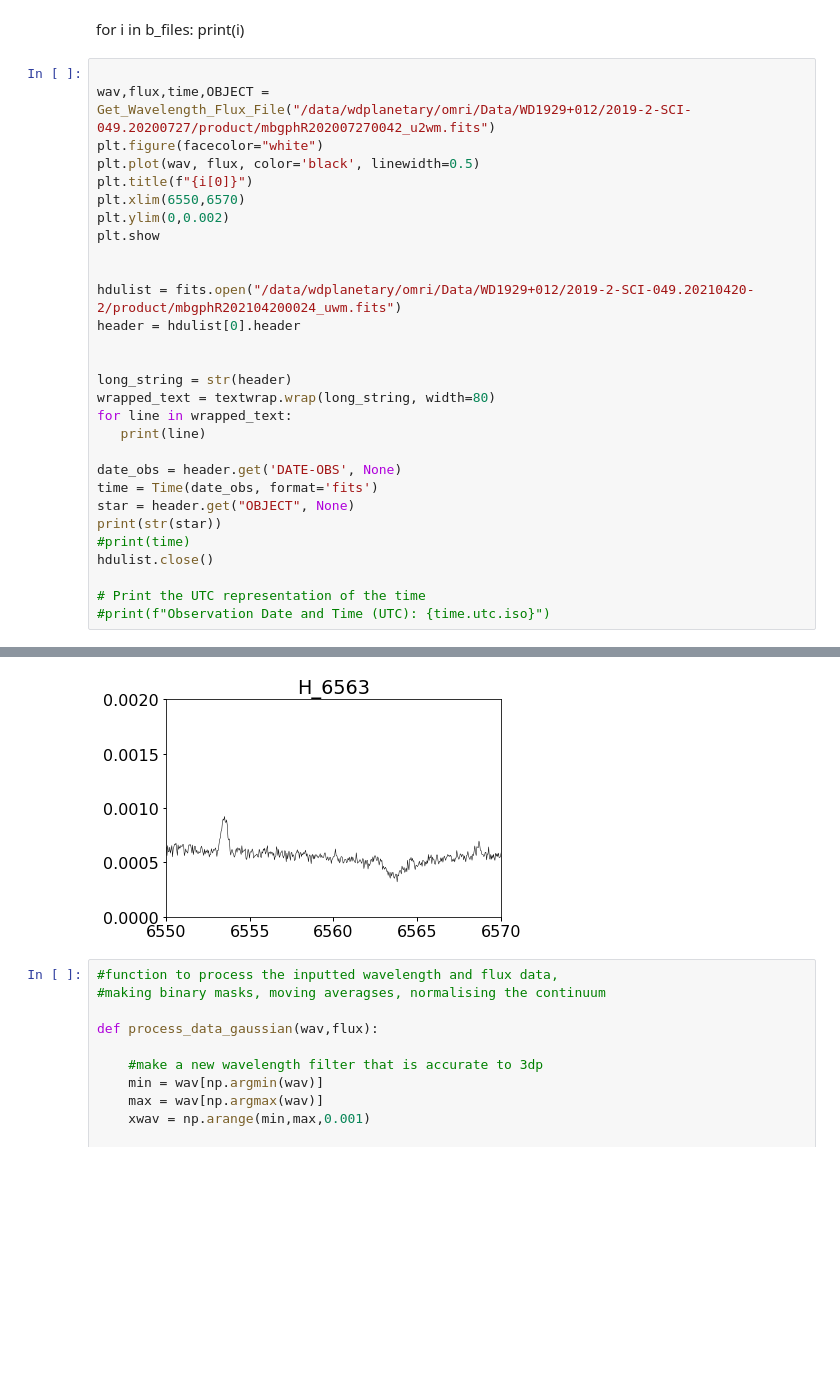
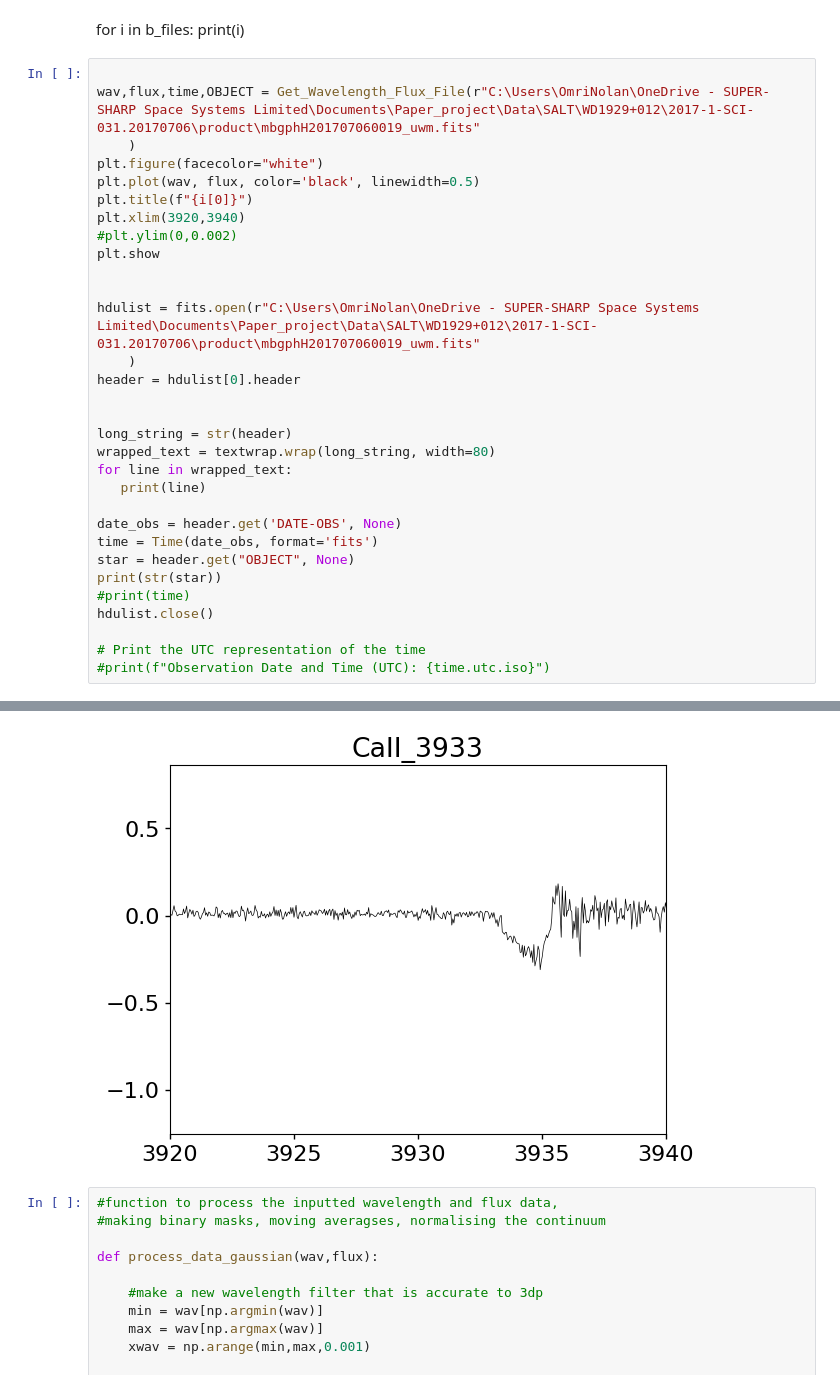
Before and after one commit to omrinolansupersharp/RadVel, a Jupyter notebook: Salt_Data_readin_radial_velocity.ipynb, the cells around one changed output, grey strips where cells are left out. Drawn from its saved outputs; the diff is of its cells as text; blank space fills up the shorter version.

```diff
--- a/Salt_Data_readin_radial_velocity.ipynb
+++ b/Salt_Data_readin_radial_velocity.ipynb
@@ -373,16 +369,18 @@ for i in b_files:
     print(i)
 # %%
 
-wav,flux,time,OBJECT = Get_Wavelength_Flux_File("/data/wdplanetary/omri/Data/WD1929+012/2019-2-SCI-049.20200727/product/mbgphR202007270042_u2wm.fits")
+wav,flux,time,OBJECT = Get_Wavelength_Flux_File(r"C:\Users\OmriNolan\OneDrive - SUPER-SHARP Space Systems Limited\Documents\Paper_project\Data\SALT\WD1929+012\2017-1-SCI-031.20170706\product\mbgphH201707060019_uwm.fits"
+    )
 plt.figure(facecolor="white")
 plt.plot(wav, flux, color='black', linewidth=0.5)
 plt.title(f"{i[0]}")
-plt.xlim(6550,6570)
-plt.ylim(0,0.002)
+plt.xlim(3920,3940)
+#plt.ylim(0,0.002)
 plt.show
 
 
-hdulist = fits.open("/data/wdplanetary/omri/Data/WD1929+012/2019-2-SCI-049.20210420-2/product/mbgphR202104200024_uwm.fits")
+hdulist = fits.open(r"C:\Users\OmriNolan\OneDrive - SUPER-SHARP Space Systems Limited\Documents\Paper_project\Data\SALT\WD1929+012\2017-1-SCI-031.20170706\product\mbgphH201707060019_uwm.fits"
+    )
 header = hdulist[0].header
 
 
@@ -417,8 +415,8 @@ BUNIT   = 'FLUX            '   / Units of data values
 HISTORY
 HISTORY  ESO-DESCRIPTORS END     ................
 END
 WD1929+012 second fiber
-[figure, old version]
+[figure, new version]
 # %%
 #function to process the inputted wavelength and flux data,
 #making binary masks, moving averagses, normalising the continuum
```
Also changed, not shown: parts of 20 cells of this notebook, 25 other files.
